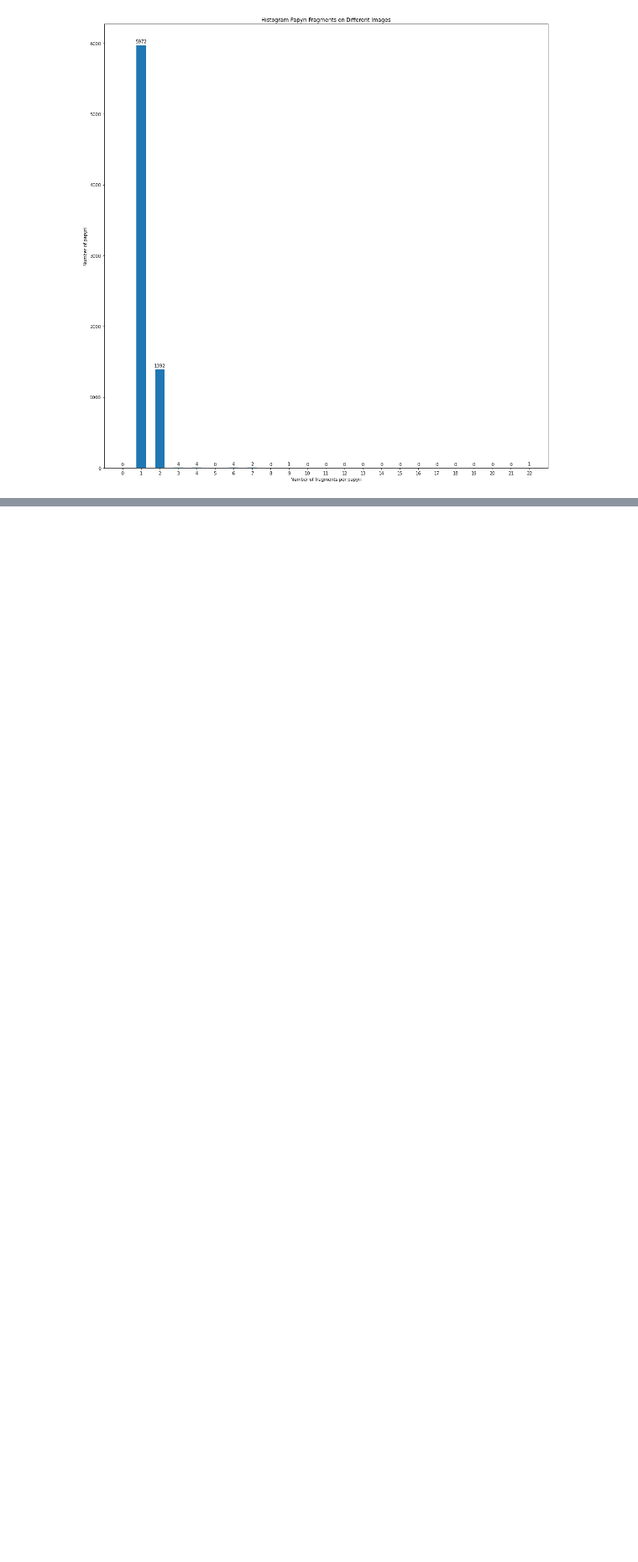
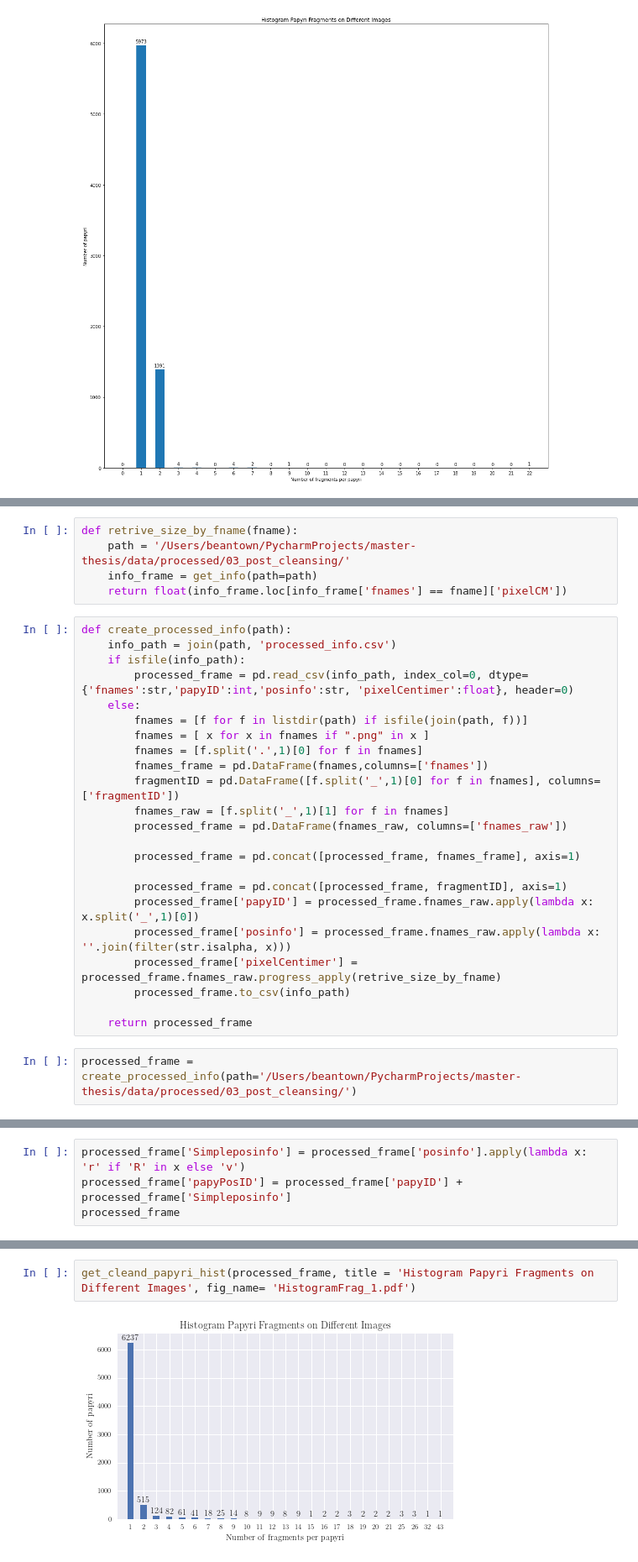
Before and after one commit to bohniti/master-thesis, a Jupyter notebook: notebooks/0.0.1-tb-exploratory.ipynb, the cells around one changed output, grey strips where cells are left out. Shown at 84% size. Cells and saved outputs as stored; diff of their text form; blank space fills up the shorter version.

```diff
--- a/notebooks/0.0.1-tb-exploratory.ipynb
+++ b/notebooks/0.0.1-tb-exploratory.ipynb
@@ -165,0 +378,30 @@ plt.show()
+# %%
+def retrive_size_by_fname(fname):
+    path = '/Users/beantown/PycharmProjects/master-thesis/data/processed/03_post_cleansing/'
+    info_frame = get_info(path=path)
+    return float(info_frame.loc[info_frame['fnames'] == fname]['pixelCM'])
+# %%
+def create_processed_info(path):
+    info_path = join(path, 'processed_info.csv')
+    if isfile(info_path):
+        processed_frame = pd.read_csv(info_path, index_col=0, dtype={'fnames':str,'papyID':int,'posinfo':str, 'pixelCentimer':float}, header=0)
+    else:
+        fnames = [f for f in listdir(path) if isfile(join(path, f))]
+        fnames = [ x for x in fnames if ".png" in x ]
+        fnames = [f.split('.',1)[0] for f in fnames]
+        fnames_frame = pd.DataFrame(fnames,columns=['fnames'])
+        fragmentID = pd.DataFrame([f.split('_',1)[0] for f in fnames], columns=['fragmentID'])
+        fnames_raw = [f.split('_',1)[1] for f in fnames]
+        processed_frame = pd.DataFrame(fnames_raw, columns=['fnames_raw'])
+
+        processed_frame = pd.concat([processed_frame, fnames_frame], axis=1)
+
+        processed_frame = pd.concat([processed_frame, fragmentID], axis=1)
+        processed_frame['papyID'] = processed_frame.fnames_raw.apply(lambda x: x.split('_',1)[0])
+        processed_frame['posinfo'] = processed_frame.fnames_raw.apply(lambda x: ''.join(filter(str.isalpha, x)))
+        processed_frame['pixelCentimer'] = processed_frame.fnames_raw.progress_apply(retrive_size_by_fname)
+        processed_frame.to_csv(info_path)
+
+    return processed_frame
+# %%
+processed_frame = create_processed_info(path='/Users/beantown/PycharmProjects/master-thesis/data/processed/03_post_cleansing/')
@@ -165,0 +410,4 @@ plt.show()
+# %%
+processed_frame['Simpleposinfo'] = processed_frame['posinfo'].apply(lambda x: 'r' if 'R' in x else 'v')
+processed_frame['papyPosID'] = processed_frame['papyID'] + processed_frame['Simpleposinfo']
+processed_frame
@@ -165,0 +485,4 @@ plt.show()
+# %%
+get_cleand_papyri_hist(processed_frame, title = 'Histogram Papyri Fragments on Different Images', fig_name= 'HistogramFrag_1.pdf')
+# %% [output]
+[figure, added]
```
Also changed, not shown: parts of 25 cells of this notebook, 19 other files.
